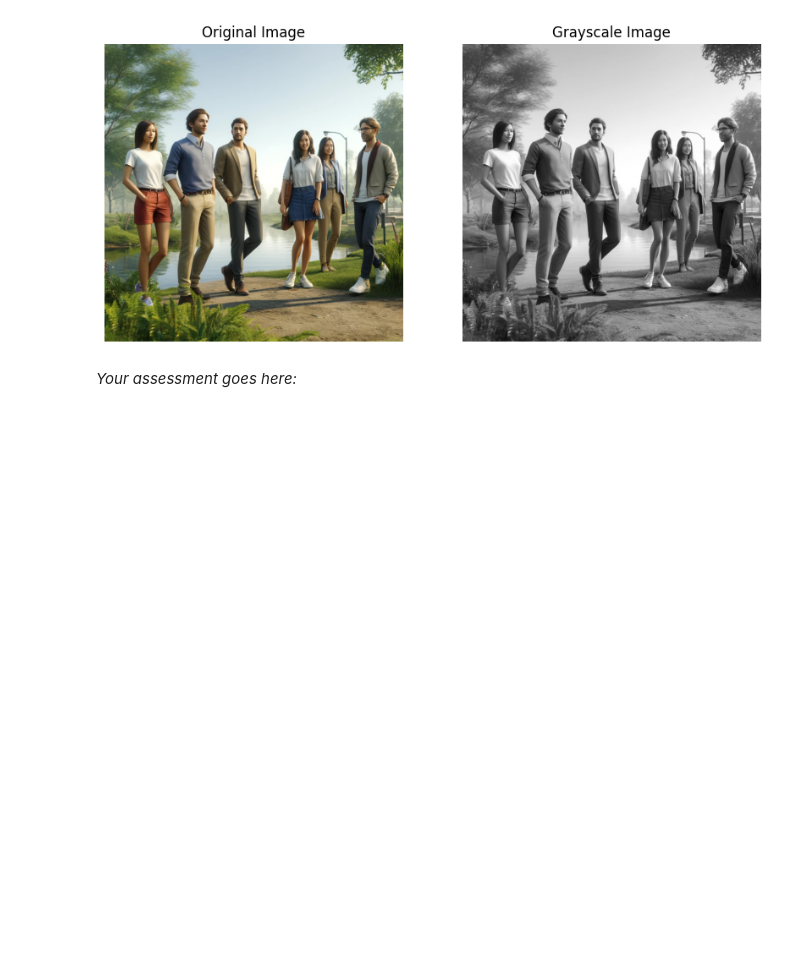
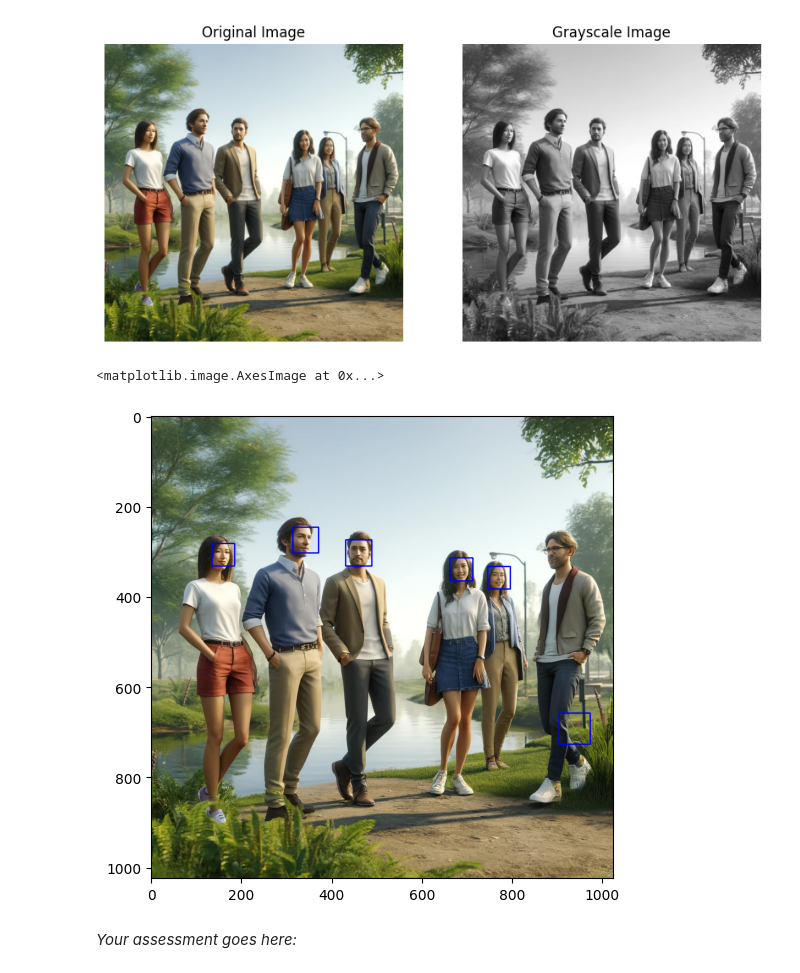
Before and after one commit to muazzamaqeel/DeepLearning, a Jupyter notebook: University_Work/Group-Work/OpenCV/05b_CV_Intro_Ex/05b_CV_Intro_Ex/05b_CV_Intro_Ex.ipynb, the cells around one changed output. Saved outputs shown, nothing was run; the diff lists cells and outputs as text; code cells hidden in the pictures; blank space fills up the shorter version.

```diff
--- a/University_Work/Group-Work/OpenCV/05b_CV_Intro_Ex/05b_CV_Intro_Ex/05b_CV_Intro_Ex.ipynb
+++ b/University_Work/Group-Work/OpenCV/05b_CV_Intro_Ex/05b_CV_Intro_Ex/05b_CV_Intro_Ex.ipynb
@@ -187,6 +187,18 @@ plt.axis('off')
 plt.show()
 # %% [output]
 [figure]
+# %%
+face_box_color = (255, 0, 0)
+face_cascade = cv2.CascadeClassifier('models/haarcascade_frontalface_default.xml')
+test_image = cv2.imread(image_path)
+people_gray = cv2.cvtColor(test_image, cv2.COLOR_BGR2GRAY)
+faces = face_cascade.detectMultiScale(people_gray, 1.3, 5)
+for (x, y, w, h) in faces:
+    cv2.rectangle(test_image, (x, y), (x+w, y+h), face_box_color, 2)
+plt.imshow(cv2.cvtColor(test_image, cv2.COLOR_BGR2RGB))
+# %% [output]
+<matplotlib.image.AxesImage at 0x...>
+[figure, added]
 # %% [markdown]
 *Your assessment goes here:*
 # %% [markdown]
```
Also changed, not shown: 1 other file.
